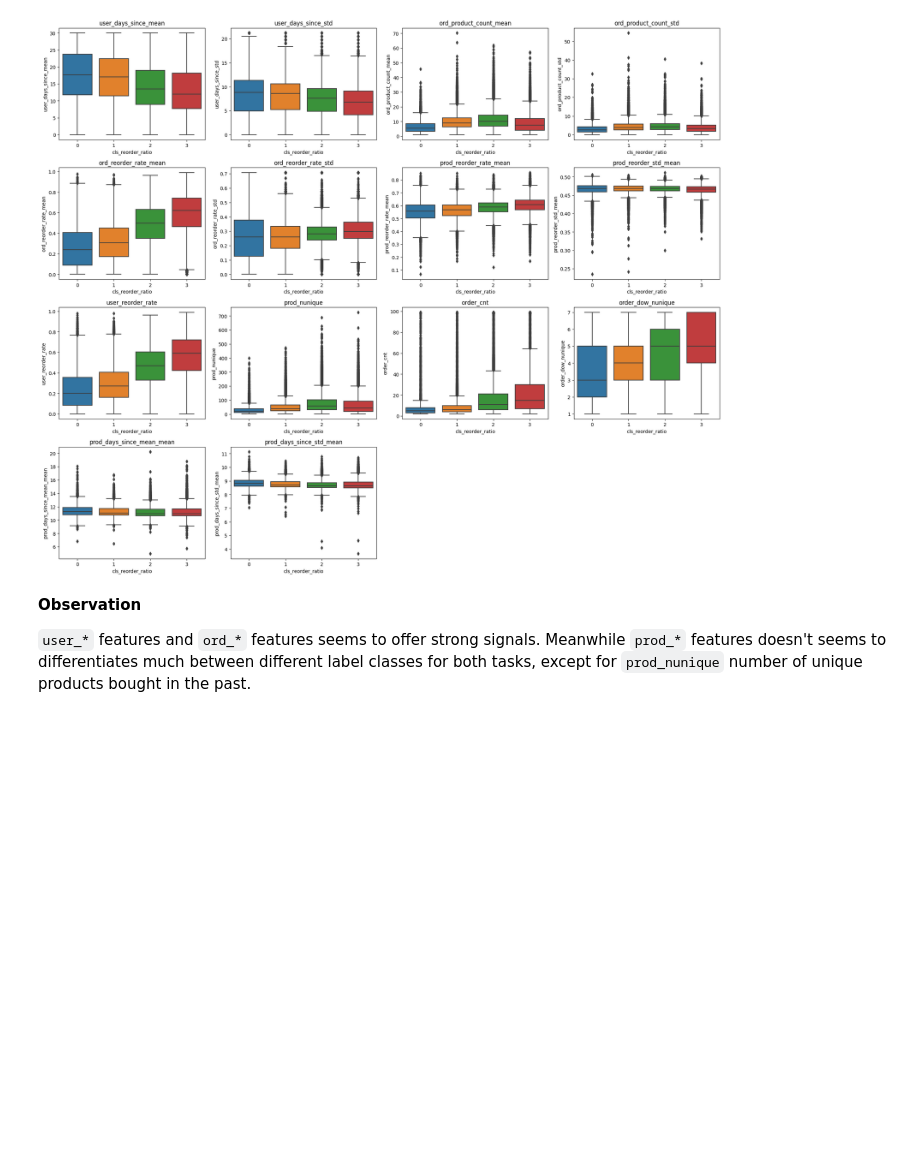
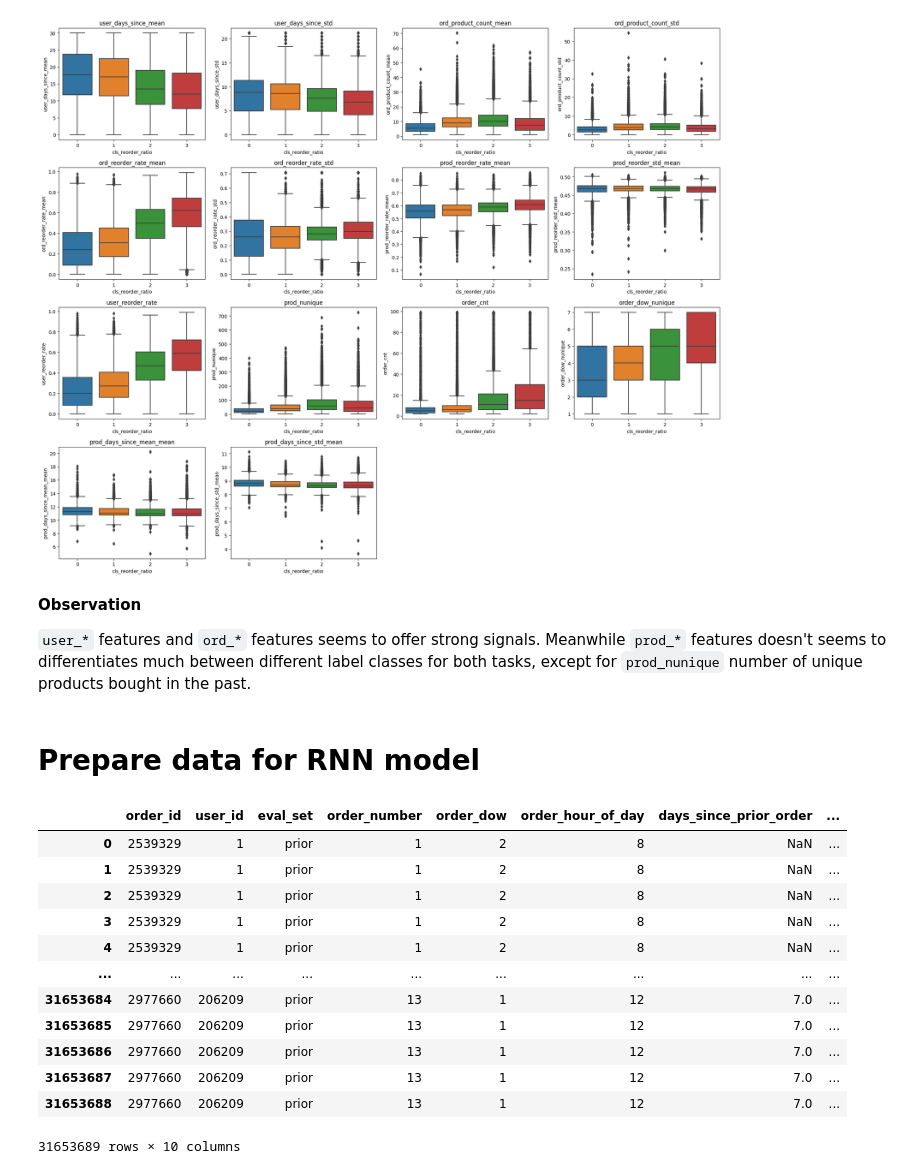
Before and after one commit to trantrikien239/sequence-item-embedding, a Jupyter notebook: problemframing-eda-featureengineering.ipynb, the cells around one changed output. Cells and saved outputs as stored; diff of their text form; code cells hidden in the pictures; blank space fills up the shorter version.

```diff
--- a/problemframing-eda-featureengineering.ipynb
+++ b/problemframing-eda-featureengineering.ipynb
@@ -725,3 +725,5 @@ plt.show()
 **Observation**
 
 `user_*` features and `ord_*` features seems to offer strong signals. Meanwhile `prod_*` features doesn't seems to differentiates much between different label classes for both tasks, except for `prod_nunique` number of unique products bought in the past.
+# %% [markdown]
+# Prepare data for RNN model
@@ -727,0 +732,17 @@ plt.show()
+# %%
+rnn_data_prep = orders[orders["eval_set"] == "prior"].merge(order_products_prior, how="left", on="order_id")
+rnn_data_prep
+# %% [output]
+|  | order_id | user_id | eval_set | order_number | order_dow | order_hour_of_day | days_since_prior_order | ... |
+| 0 | 2539329 | 1 | prior | 1 | 2 | 8 | NaN | ... |
+| 1 | 2539329 | 1 | prior | 1 | 2 | 8 | NaN | ... |
+| 2 | 2539329 | 1 | prior | 1 | 2 | 8 | NaN | ... |
+| 3 | 2539329 | 1 | prior | 1 | 2 | 8 | NaN | ... |
+| 4 | 2539329 | 1 | prior | 1 | 2 | 8 | NaN | ... |
+| ... | ... | ... | ... | ... | ... | ... | ... | ... |
+| 31653684 | 2977660 | 206209 | prior | 13 | 1 | 12 | 7.0 | ... |
+| 31653685 | 2977660 | 206209 | prior | 13 | 1 | 12 | 7.0 | ... |
+| 31653686 | 2977660 | 206209 | prior | 13 | 1 | 12 | 7.0 | ... |
+| 31653687 | 2977660 | 206209 | prior | 13 | 1 | 12 | 7.0 | ... |
+| 31653688 | 2977660 | 206209 | prior | 13 | 1 | 12 | 7.0 | ... |
+31653689 rows × 10 columns
```
Also changed, not shown: parts of 12 cells of this notebook, 10 other files.
